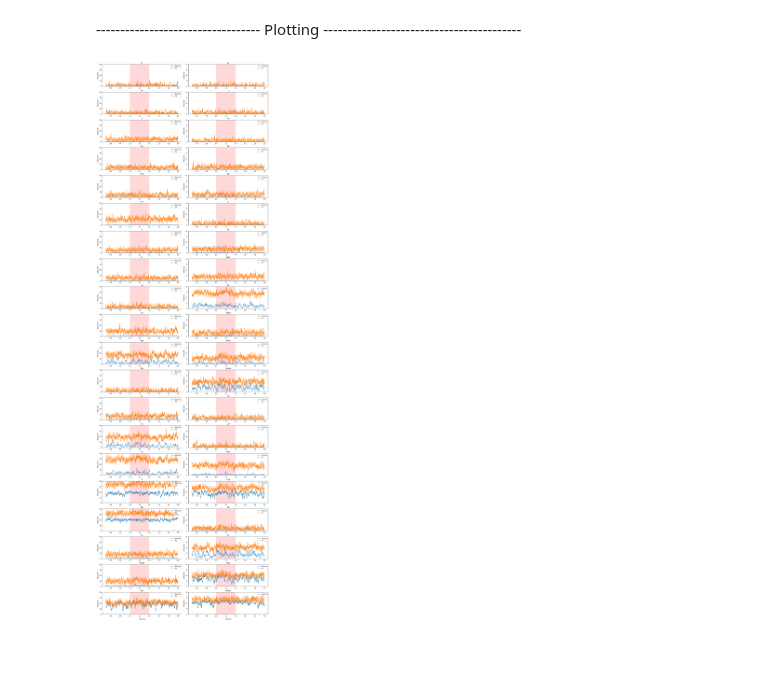
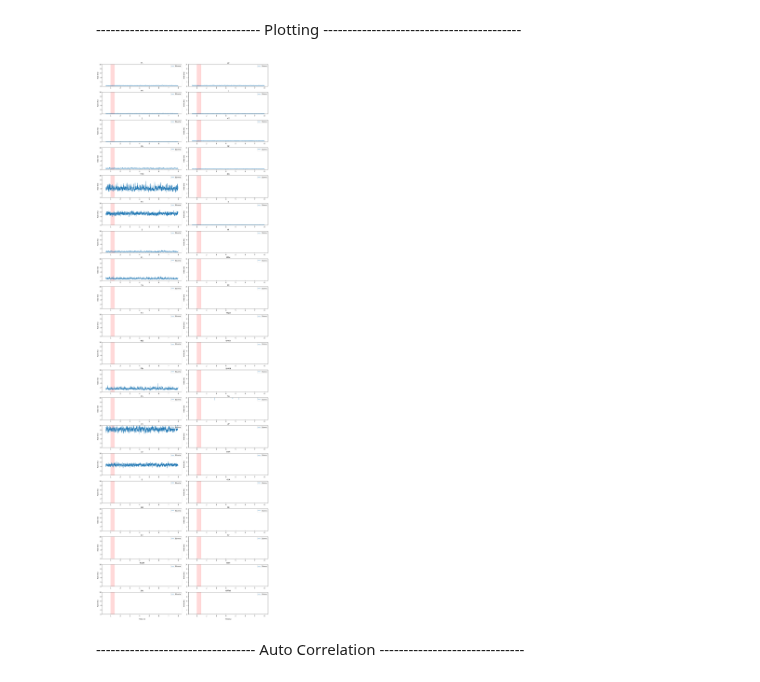
Before and after one commit to GKDavidson1/serotonin, a Jupyter notebook: RwB with multiple stim.ipynb, the cells around one changed output. Saved outputs shown, nothing was run; the diff lists cells and outputs as text; code cells hidden in the pictures; blank space fills up the shorter version.

```diff
--- a/RwB with multiple stim.ipynb
+++ b/RwB with multiple stim.ipynb
@@ -58,8 +58,8 @@ PARAMS = {
           'ampa_frac': 0.1,    # AMPA fraction (1-NMDA fraction) for all other cell types
 
     # Min excitatory gradient (spine count) value
-    #       'e_grad_min': 0.45,
-          'e_grad_min': 0.05,
+    #       'e_grad_min': 0.45, #default
+          'e_grad_min': 0.15,
 
     # noise
     #       'std_noise': 5 * brian2.pA,
@@ -69,6 +69,10 @@ PARAMS = {
           'I_background_e': 310 * brian2.pA,
           'I_background_i': 300 * brian2.pA,
           'I_background_dend': 30 * brian2.pA,
+
+          # 'I_background_e': (310 / 0.85)  * brian2.pA,
+          # 'I_background_i': (300 / 0.85) * brian2.pA,
+          # 'I_background_dend': 30 * brian2.pA,
 
     # dendrite I/O function parameters
           'c1': 120 * brian2.pA,
@@ -131,11 +135,11 @@ PARAMS = {
 
     # Long-range connectivity strengths
           # to E cells
-          # 'mu_ee': 0.0,
-          'mu_ee': 1.45,
+          'mu_ee': 1.65,
+          # 'mu_ee': 1.45, #default
           # to I cells
-          # 'mu_ie': 0.0,
-          'mu_ie': 2.24,
+          'mu_ie': 2.24, #default
+          # 'mu_ie': 1.8,
 
     # stimulus strength
     #       'stim_strength': 0.1 * brian2.nA, #default
@@ -144,7 +148,7 @@ PARAMS = {
     # dopamine release level for the current simulation
     #       'da_rel': 1.5, #default
           'da_rel': 0.5,
-          'std_noise': 20.0 * brian2.pA,
+          'std_noise': 5.0 * brian2.pA,
           # 'std_noise': 0.0 * brian2.pA,
 
     # Simulation parameters
@@ -154,7 +158,7 @@ PARAMS = {
           'dt': 0.5 * brian2.ms, #default
           # 'dt': 5.0 * brian2.ms,
         # trial length
-          'trial_length': 2 * brian2.second,
+          'trial_length': 8 * brian2.second,
 
          # target stimulus on time
           'stim_on': 1 * brian2.second,
@@ -747,7 +751,7 @@ def plot_all_areas_2col(
     t_end=None,
     stim_on=None,
     stim_off=None,
-    ylim=(0, 40),
+    ylim=(0, 10),
     figsize_per_row=2.6,
     dpi=120,
 ):
@@ -837,15 +841,18 @@ def plot_all_areas_2col(
 # %%
 fig, axes = plot_all_areas_2col(
     R=R,
     area_names=area_list_SLN,
     pops=pops,
-    pops_to_show=["E1soma", "PV"],
+    # pops_to_show=["E1soma", "PV"],
+    pops_to_show=["E1soma"],
     dt=PARAMS["dt"],
     t_start=0.5,
     t_end=PARAMS["trial_length"],
     stim_on=PARAMS["stim_on"],
     stim_off=PARAMS["stim_off"],
 )
 plt.show()
 # %% [output]
-[figure, old version]
+[figure, new version]
+# %% [markdown]
+--------------------------------- Auto Correlation ------------------------------
```
Also changed, not shown: parts of 7 cells of this notebook, 4 other files.
